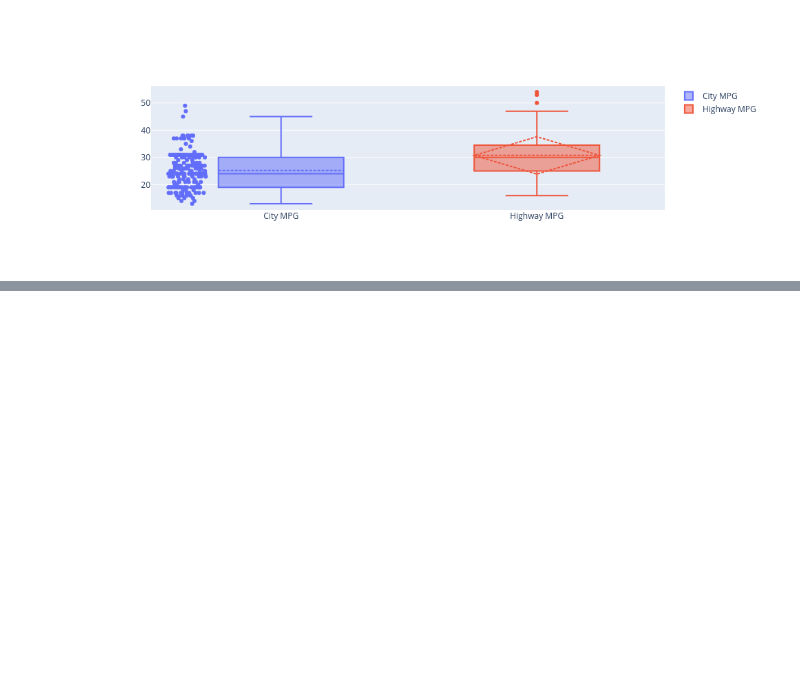
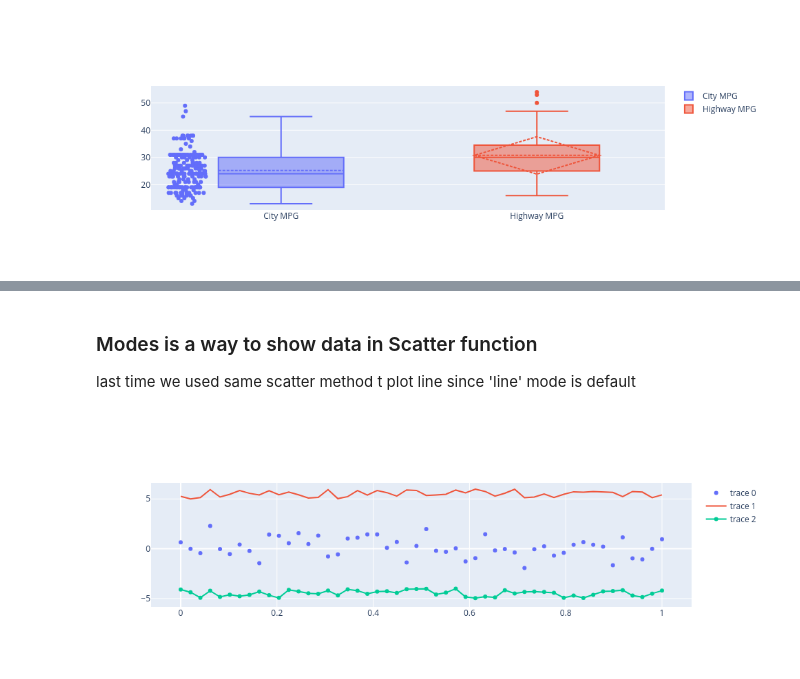
Before and after one commit to shakeelansari63/Training, a Jupyter notebook: PY-VISUALIZATION/14-Basic Plots in Plotly.ipynb, the cells around one changed output, grey strips where cells are left out. Cells and saved outputs as stored; diff of their text form; code cells hidden in the pictures; blank space fills up the shorter version.

```diff
--- a/PY-VISUALIZATION/14-Basic Plots in Plotly.ipynb
+++ b/PY-VISUALIZATION/14-Basic Plots in Plotly.ipynb
@@ -360,0 +382,26 @@ offline.iplot(data)
+# %% [markdown]
+### Modes is a way to show data in Scatter function
+last time we used same scatter method t plot line since 'line' mode is default
+# %%
+trace0 = go.Scatter(
+    x = xdata,
+    y = ydata1,
+    mode='markers'
+)
+
+trace1 = go.Scatter(
+    x = xdata,
+    y = ydata2,
+    mode='lines'
+)
+
+trace2 = go.Scatter(
+    x = xdata,
+    y = ydata3,
+    mode='lines+markers'
+)
+
+data = [trace0, trace1, trace2]
+offline.iplot(data)
+# %% [output]
+[figure, added]
```
Also changed, not shown: parts of 22 cells of this notebook, 1 other file.
